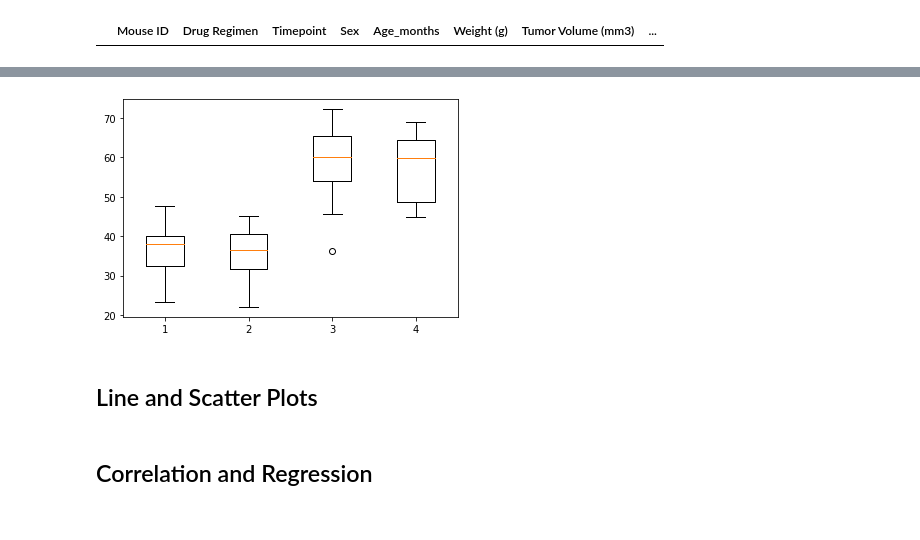
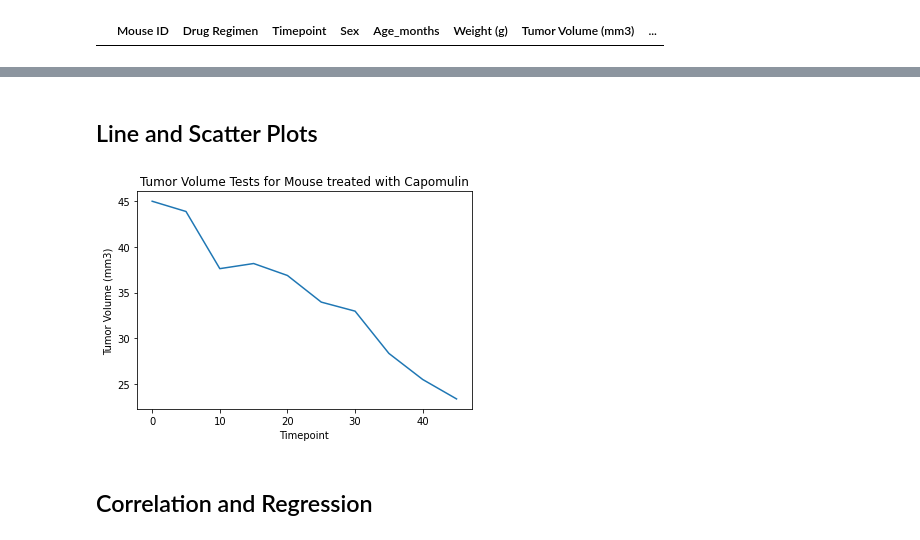
Before and after one commit to SommerKim/drug-study-visualization, a Jupyter notebook: Pymaceuticals/pymaceuticals_starter.ipynb, the cells around one changed output, grey strips where cells are left out. Saved outputs shown, nothing was run; the diff lists cells and outputs as text; code cells hidden in the pictures.

```diff
--- a/Pymaceuticals/pymaceuticals_starter.ipynb
+++ b/Pymaceuticals/pymaceuticals_starter.ipynb
@@ -304,9 +322,2 @@ plt.show()
-# %%
-# Generate a box plot of the final tumor volume of each mouse across four regimens of interest
-# using Matplotlib
-plt.boxplot([capo_tumor_vol_data, ram_tumor_vol_data, inf_tumor_vol_data, cef_tumor_vol_data])
-plt.show()
-# %% [output]
-[figure, removed]
 # %% [markdown]
 ## Line and Scatter Plots
@@ -315,2 +324,17 @@ plt.show()
+# %%
+# Generate a line plot of tumor volume vs. time point for a mouse treated with Capomulin
+indexNames2 = clean_combined_data[clean_combined_data['Mouse ID'] != "s185"].index
+
+# Drop all mice but the one whose data we want to plot
+vol_weight_df = clean_combined_data.drop(indexNames2)
+vol_weight_df = vol_weight_df.set_index("Timepoint")
+
+plt.title('Tumor Volume Tests for Mouse treated with Capomulin')
+plt.xlabel('Timepoint')
+plt.ylabel('Tumor Volume (mm3)')
+vol_weight_df["Tumor Volume (mm3)"].plot.line()
+plt.show()
+# %% [output]
+[figure, added]
 # %%
 # Generate a scatter plot of average tumor volume vs. mouse weight for the Capomulin regimen
```
Also changed, not shown: parts of 7 cells of this notebook.
